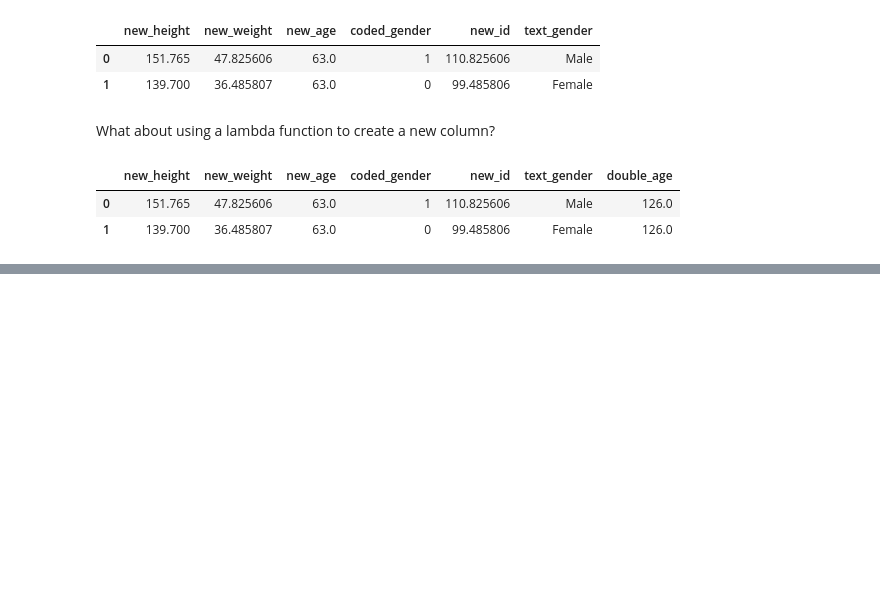
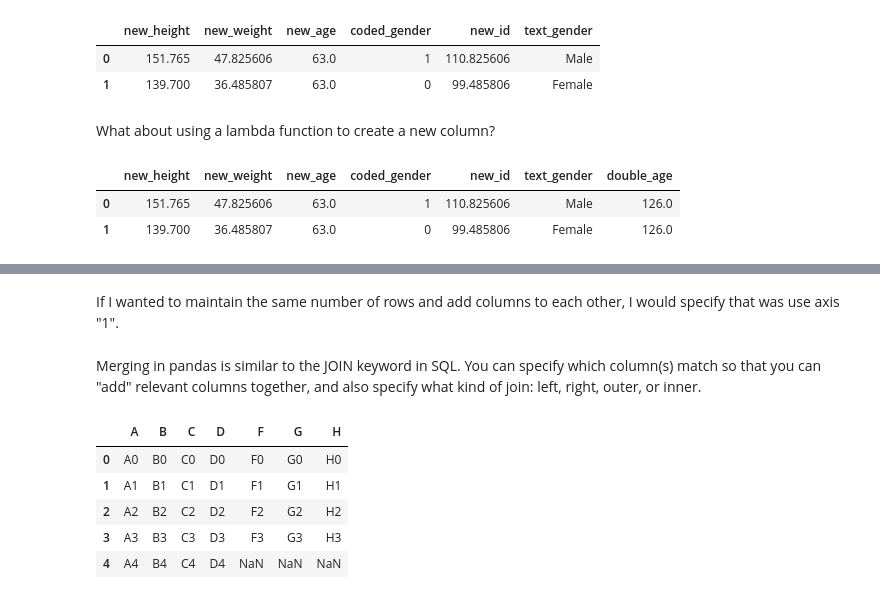
Before and after one commit to ciyer/pandas-intro, a Jupyter notebook: lessons/pandas-for-python-users.ipynb, the cells around one changed output, grey strips where cells are left out. Cells and saved outputs as stored; diff of their text form; code cells hidden in the pictures; blank space fills up the shorter version.

```diff
--- a/lessons/pandas-for-python-users.ipynb
+++ b/lessons/pandas-for-python-users.ipynb
@@ -431,0 +542,22 @@ What about multiple dataframes that I want to work with together?
+# %% [markdown]
+If I wanted to maintain the same number of rows and add columns to each other, I would specify that was use axis "1".
+# %% [markdown]
+Merging in pandas is similar to the JOIN keyword in SQL. You can specify which column(s) match so that you can "add" relevant columns together, and also specify what kind of join: left, right, outer, or inner.
+# %%
+df1 = pd.DataFrame({'A': ['A0', 'A1', 'A2', 'A3', 'A4'],\
+                    'B': ['B0', 'B1', 'B2', 'B3', 'B4'],\
+                    'C': ['C0', 'C1', 'C2', 'C3', 'C4'],\
+                    'D': ['D0', 'D1', 'D2', 'D3', 'D4']})
+
+df2 = pd.DataFrame({'A': ['A0', 'A1', 'A2', 'A3'],\
+                    'F': ['F0', 'F1', 'F2', 'F3'],\
+                    'G': ['G0', 'G1', 'G2', 'G3'],\
+                    'H': ['H0', 'H1', 'H2', 'H3']})
+pd.merge(df1, df2, on='A', how='left')
+# %% [output]
+|  | A | B | C | D | F | G | H |
+| 0 | A0 | B0 | C0 | D0 | F0 | G0 | H0 |
+| 1 | A1 | B1 | C1 | D1 | F1 | G1 | H1 |
+| 2 | A2 | B2 | C2 | D2 | F2 | G2 | H2 |
+| 3 | A3 | B3 | C3 | D3 | F3 | G3 | H3 |
+| 4 | A4 | B4 | C4 | D4 | NaN | NaN | NaN |
```
Also changed, not shown: parts of 35 cells of this notebook.
